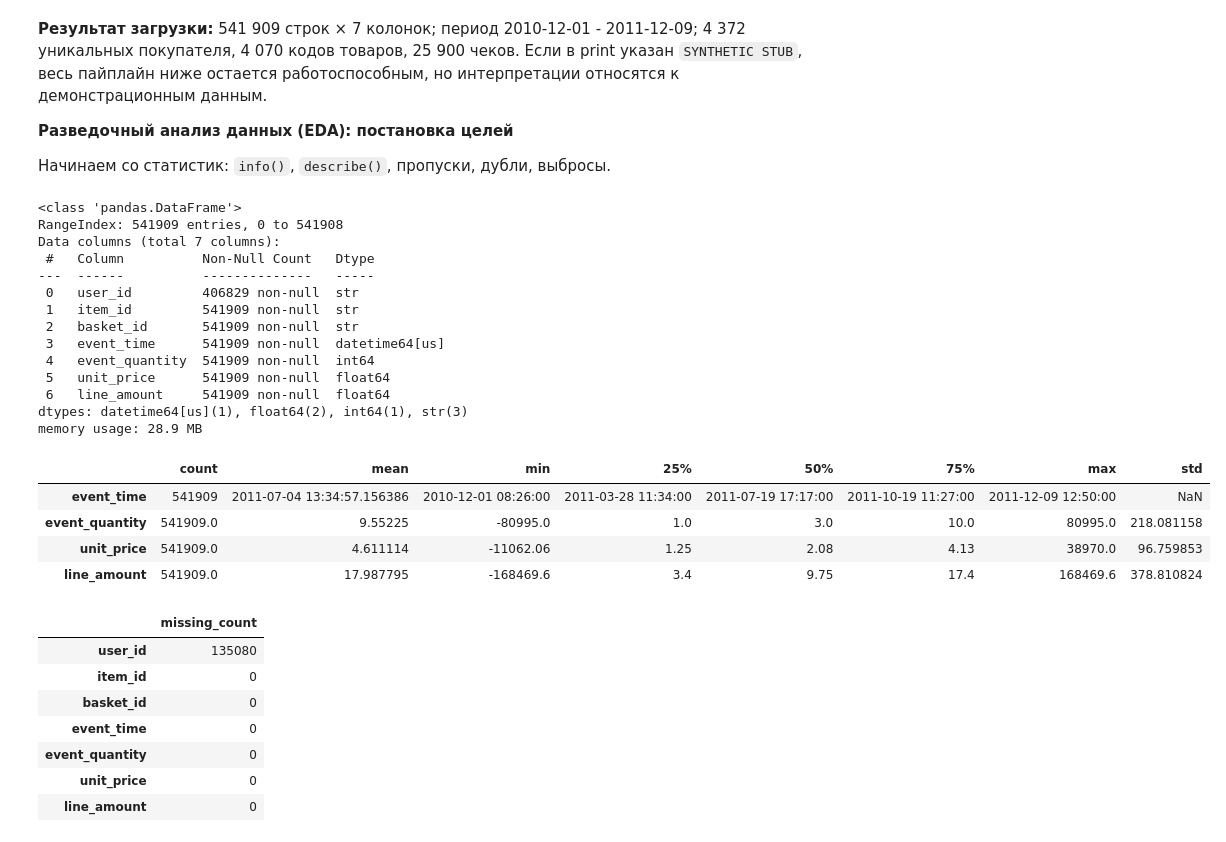
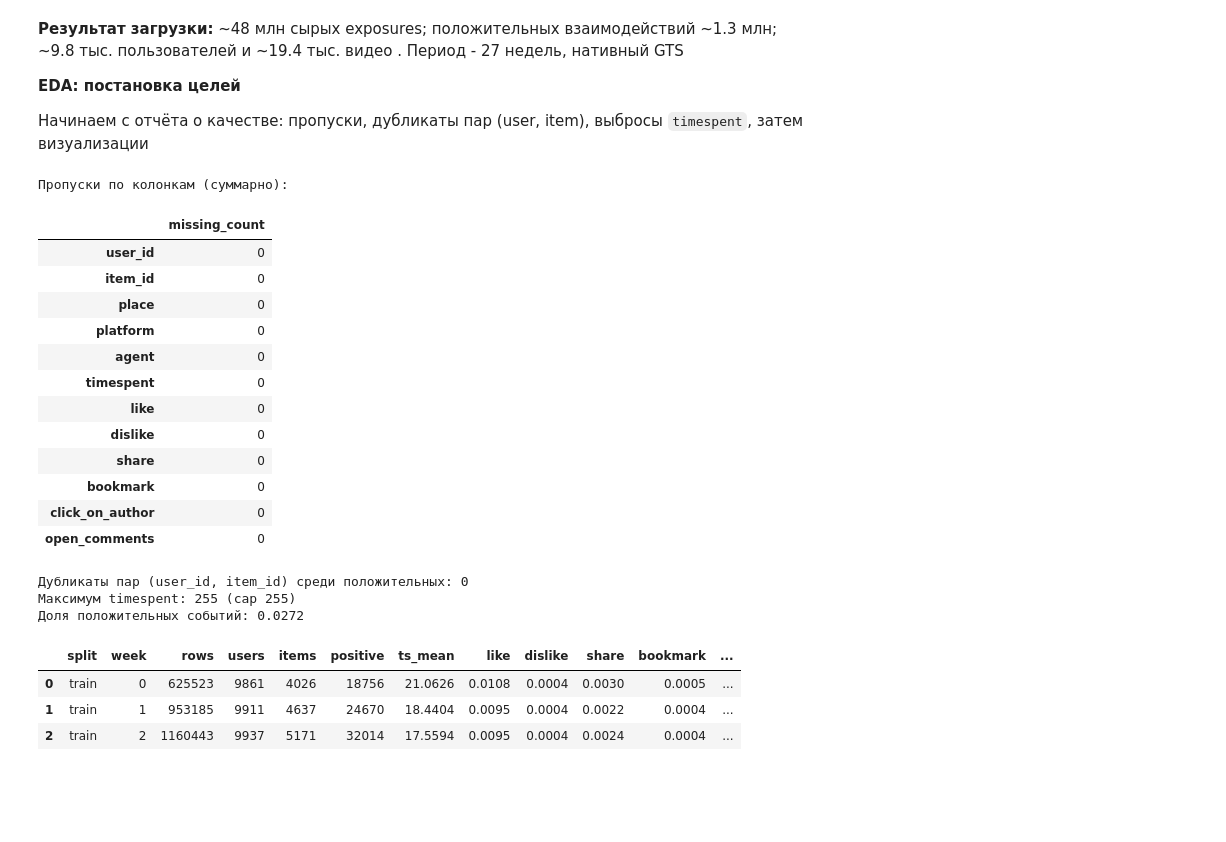
Before and after one commit to VitPap/myProjects, a Jupyter notebook: Python/Data/lab_2.ipynb, the cells around one changed output. Saved outputs shown, nothing was run; the diff lists cells and outputs as text; code cells hidden in the pictures; blank space fills up the shorter version.

```diff
--- a/Python/Data/lab_2.ipynb
+++ b/Python/Data/lab_2.ipynb
@@ -73,53 +99,37 @@ interactions_df.head()
 # %% [markdown]
-**Результат загрузки:** 541 909 строк × 7 колонок; период 2010-12-01 - 2011-12-09; 4 372 уникальных покупателя, 4 070 кодов товаров, 25 900 чеков. Если в print указан `SYNTHETIC STUB`, весь пайплайн ниже остается работоспособным, но интерпретации относятся к демонстрационным данным.
+**Результат загрузки:** ~48 млн сырых exposures; положительных взаимодействий ~1.3 млн; ~9.8 тыс. пользователей и ~19.4 тыс. видео . Период - 27 недель, нативный GTS
 
-**Разведочный анализ данных (EDA): постановка целей**
+**EDA: постановка целей**
 
-Начинаем со статистик: `info()`, `describe()`, пропуски, дубли, выбросы.
+Начинаем с отчёта о качестве: пропуски, дубликаты пар (user, item), выбросы `timespent`, затем визуализации
 # %%
-interactions_df.info()
-display(interactions_df.describe().T)
-missing_values_report = interactions_df.isna().sum().to_frame("missing_count")
-display(missing_values_report)
-duplicate_row_count = int(interactions_df.duplicated().sum())
-cancellation_row_count = int((interactions_df["event_quantity"] < 0).sum())
-nonpositive_price_row_count = int((interactions_df["unit_price"] <= 0).sum())
-guest_row_count = int(interactions_df["user_id"].isna().sum())
-print(f"Полные дубликаты строк: {duplicate_row_count}")
-print(f"Строки-возвраты (event_quantity < 0): {cancellation_row_count}")
-print(f"Строки с неположительной ценой: {nonpositive_price_row_count}")
-print(f"Гостевые строки без user_id: {guest_row_count}")
-print(f"Уникальных идентифицированных пользователей: {interactions_df['user_id'].nunique()}")
-print(f"Уникальных item_id: {interactions_df['item_id'].nunique()}")
-print(f"Уникальных корзин/чеков: {interactions_df['basket_id'].nunique()}")
-print(f"Период наблюдений: {interactions_df['event_time'].min()} - {interactions_df['event_time'].max()}")
-outlier_quantile_report = interactions_df[["event_quantity", "unit_price", "line_amount"]].quantile([0.5, 0.99, 0.999, 1.0])
-display(outlier_quantile_report)
+print("Пропуски по колонкам (суммарно):")
+display(null_counts.to_frame("missing_count"))
+dup_pairs = int(positives.duplicated(subset=["user_id", "item_id"]).sum())
+print(f"Дубликаты пар (user_id, item_id) среди положительных: {dup_pairs}")
+print(f"Максимум timespent: {positives.timespent.max()} (cap 255)")
+print(f"Доля положительных событий: {len(positives)/total_rows:.4f}")
+display(weekly_df.round(4).head(3))
+display(weekly_df.round(4).tail(3))
 # %% [output]
-<class 'pandas.DataFrame'>
-RangeIndex: 541909 entries, 0 to 541908
-Data columns (total 7 columns):
- #   Column          Non-Null Count   Dtype
----  ------          --------------   -----
- 0   user_id         406829 non-null  str
- 1   item_id         541909 non-null  str
- 2   basket_id       541909 non-null  str
- 3   event_time      541909 non-null  datetime64[us]
- 4   event_quantity  541909 non-null  int64
- 5   unit_price      541909 non-null  float64
- 6   line_amount     541909 non-null  float64
-dtypes: datetime64[us](1), float64(2), int64(1), str(3)
-memory usage: 28.9 MB
+Пропуски по колонкам (суммарно):
-|  | count | mean | min | 25% | 50% | 75% | max | std |
-| event_time | 541909 | 2011-07-04 13:34:57.156386 | 2010-12-01 08:26:00 | 2011-03-28 11:34:00 | 2011-07-19 17:17:00 | 2011-10-19 11:27:00 | 2011-12-09 12:50:00 | NaN |
-| event_quantity | 541909.0 | 9.55225 | -80995.0 | 1.0 | 3.0 | 10.0 | 80995.0 | 218.081158 |
-| unit_price | 541909.0 | 4.611114 | -11062.06 | 1.25 | 2.08 | 4.13 | 38970.0 | 96.759853 |
-| line_amount | 541909.0 | 17.987795 | -168469.6 | 3.4 | 9.75 | 17.4 | 168469.6 | 378.810824 |
+|  | missing_count |
+| user_id | 0 |
+| item_id | 0 |
+| place | 0 |
+| platform | 0 |
+| agent | 0 |
+| timespent | 0 |
+| like | 0 |
+| dislike | 0 |
+| share | 0 |
+| bookmark | 0 |
+| click_on_author | 0 |
+| open_comments | 0 |
+Дубликаты пар (user_id, item_id) среди положительных: 0
+Максимум timespent: 255 (cap 255)
+Доля положительных событий: 0.0272
-|  | missing_count |
-| user_id | 135080 |
-| item_id | 0 |
-| basket_id | 0 |
-| event_time | 0 |
-| event_quantity | 0 |
-| unit_price | 0 |
-| line_amount | 0 |
+|  | split | week | rows | users | items | positive | ts_mean | like | dislike | share | bookmark | ... |
+| 0 | train | 0 | 625523 | 9861 | 4026 | 18756 | 21.0626 | 0.0108 | 0.0004 | 0.0030 | 0.0005 | ... |
+| 1 | train | 1 | 953185 | 9911 | 4637 | 24670 | 18.4404 | 0.0095 | 0.0004 | 0.0022 | 0.0004 | ... |
+| 2 | train | 2 | 1160443 | 9937 | 5171 | 32014 | 17.5594 | 0.0095 | 0.0004 | 0.0024 | 0.0004 | ... |
```
Also changed, not shown: parts of 20 cells of this notebook.
